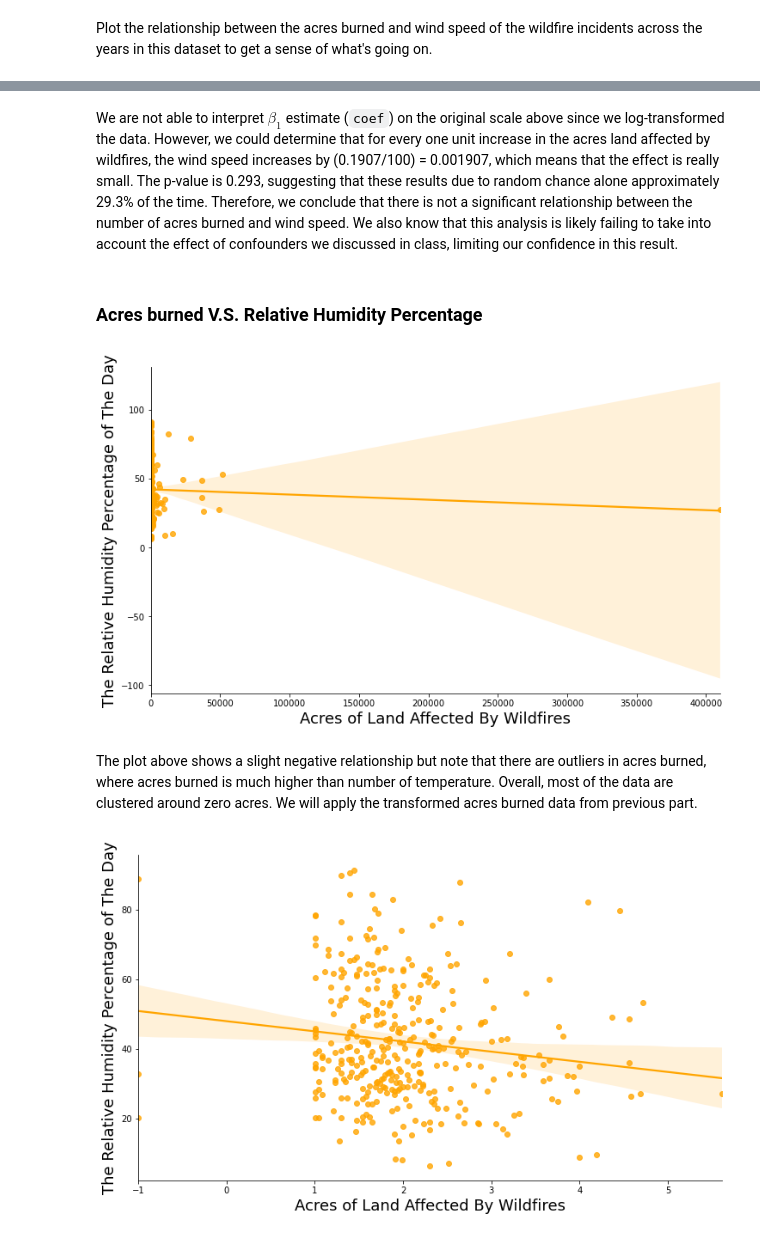
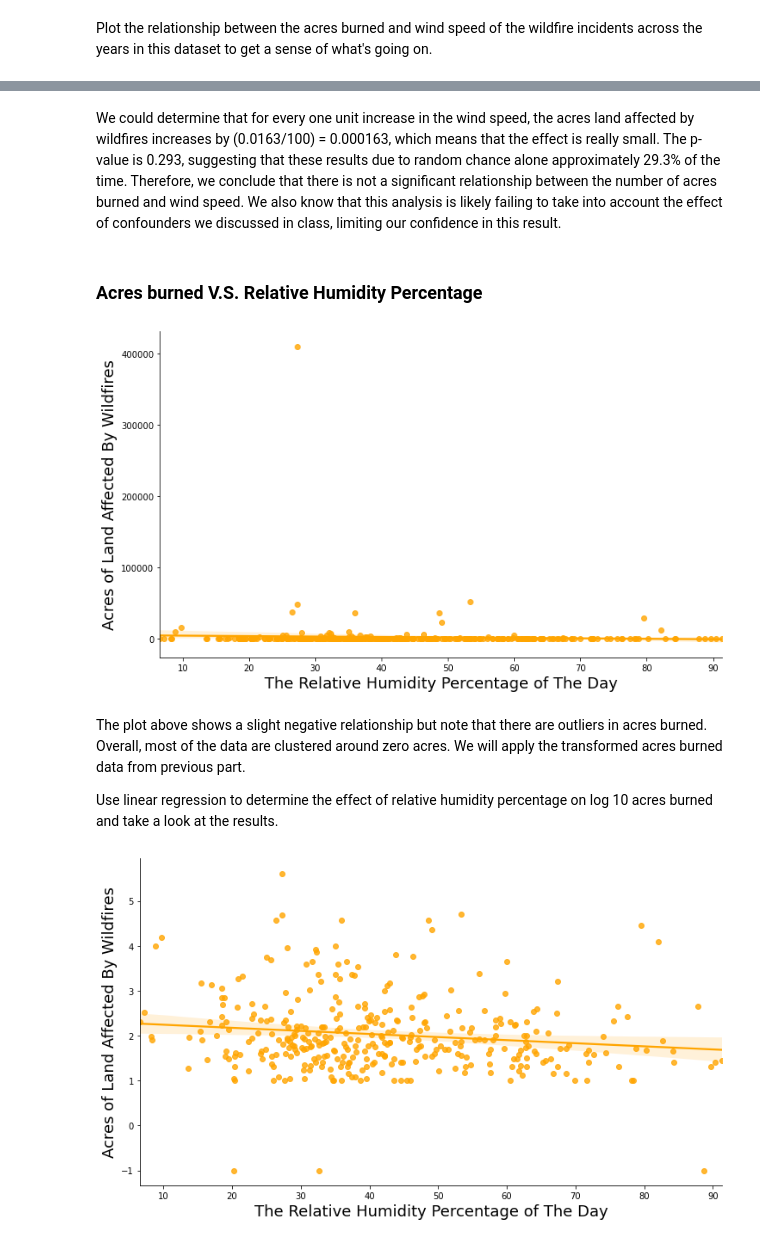
Before and after one commit to vikizzz/Analysis-on-the-Scale-of-Wildfire-Incident-in-California, a Jupyter notebook: EDACheckpoint_group010.ipynb, the cells around one changed output, grey strips where cells are left out. Cells and saved outputs as stored; diff of their text form; code cells hidden in the pictures.

```diff
--- a/EDACheckpoint_group010.ipynb
+++ b/EDACheckpoint_group010.ipynb
@@ -573,39 +575,42 @@ Covariance Type:            nonrobust
 Warnings:
 [1] Standard Errors assume that the covariance matrix of the errors is correctly specified.
 # %% [markdown]
-We are not able to interpret $\beta_1$ estimate (`coef`) on the original scale above since we log-transformed the data. However, we could determine that for every one unit increase in the acres land affected by wildfires, the wind speed increases by (0.1907/100) = 0.001907, which means that the effect is really small. The p-value is 0.293, suggesting that these results due to random chance alone approximately 29.3% of the time.
+We could determine that for every one unit increase in the wind speed, the acres land affected by wildfires increases by (0.0163/100) = 0.000163, which means that the effect is really small. The p-value is 0.293, suggesting that these results due to random chance alone approximately 29.3% of the time.
 Therefore, we conclude that there is not a significant relationship between the number of acres burned and wind speed. We also know that this analysis is likely failing to take into account the effect of confounders we discussed in class, limiting our confidence in this result.
 # %% [markdown]
 ### Acres burned V.S. Relative Humidity Percentage
 # %%
-sns.lmplot(x = 'AcresBurned',
-           y = 'RelaHumPct',
+sns.lmplot(y = 'AcresBurned',
+           x = 'RelaHumPct',
            data = df,
            fit_reg = True,
            height = 6,
            aspect = 1.7,
            line_kws={'color': 'orange'},
            scatter_kws={'color': 'orange'})
-plt.xlabel('Acres of Land Affected By Wildfires', size=18)
-plt.ylabel('The Relative Humidity Percentage of The Day', size=18)
+plt.ylabel('Acres of Land Affected By Wildfires', size=18)
+plt.xlabel('The Relative Humidity Percentage of The Day', size=18)
 plt.title('');
 # %% [output]
-[figure, old version]
+[figure, new version]
 # %% [markdown]
-The plot above shows a slight negative relationship but note that there are outliers in acres burned, where acres burned is much higher than number of temperature. Overall, most of the data are clustered around zero acres. We will apply the transformed acres burned data from previous part.
+The plot above shows a slight negative relationship but note that there are outliers in acres burned. Overall, most of the data are clustered around zero acres. We will apply the transformed acres burned data from previous part.
+
+
+Use linear regression to determine the effect of relative humidity percentage on log 10 acres burned and take a look at the results.
 # %%
-sns.lmplot(x = 'AcresBurned_log10',
-           y = 'RelaHumPct',
+sns.lmplot(y = 'AcresBurned_log10',
+           x = 'RelaHumPct',
            data = df,
            fit_reg = True,
            height = 6,
            aspect = 1.7,
            line_kws={'color': 'orange'},
            scatter_kws={'color': 'orange'})
-plt.xlabel('Acres of Land Affected By Wildfires', size=18)
-plt.ylabel('The Relative Humidity Percentage of The Day', size=18)
+plt.ylabel('Acres of Land Affected By Wildfires', size=18)
+plt.xlabel('The Relative Humidity Percentage of The Day', size=18)
 plt.title('');
 # %% [output]
-[figure, old version]
+[figure, new version]
 # %%
 # carry out linear regression
```
Also changed, not shown: parts of 13 cells of this notebook.
